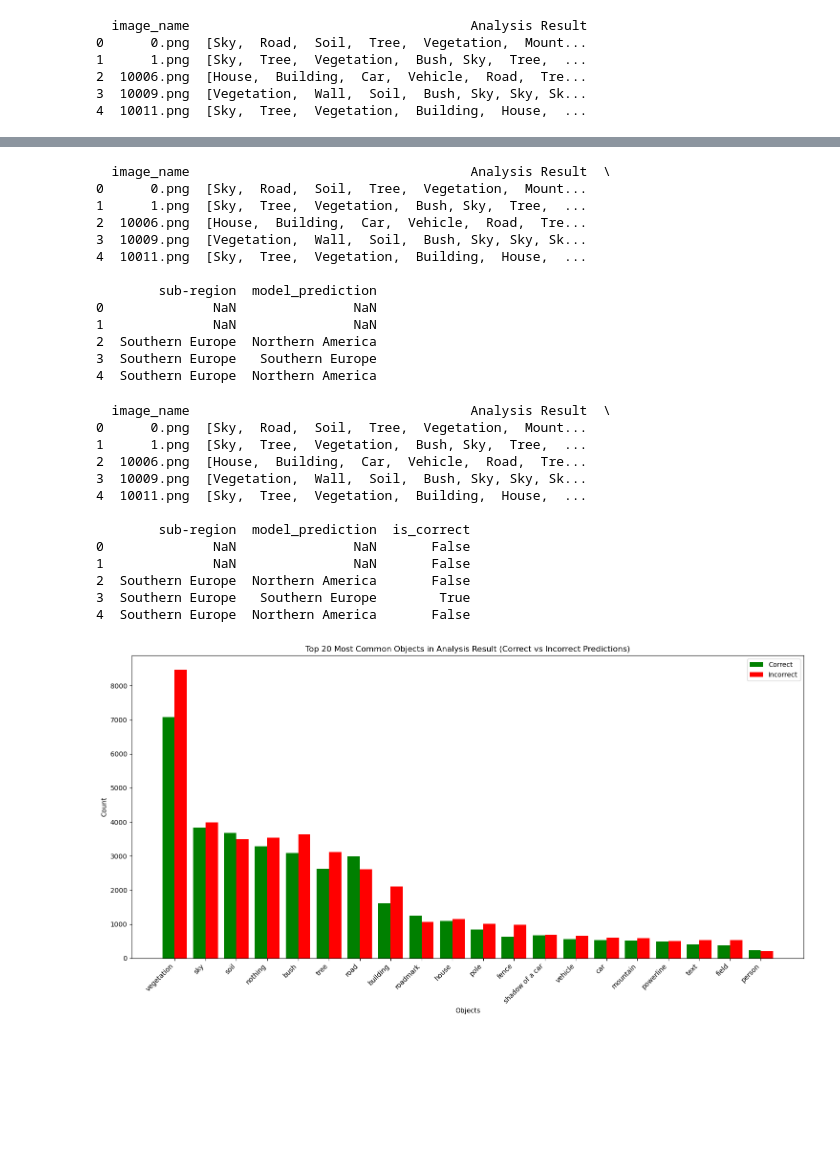
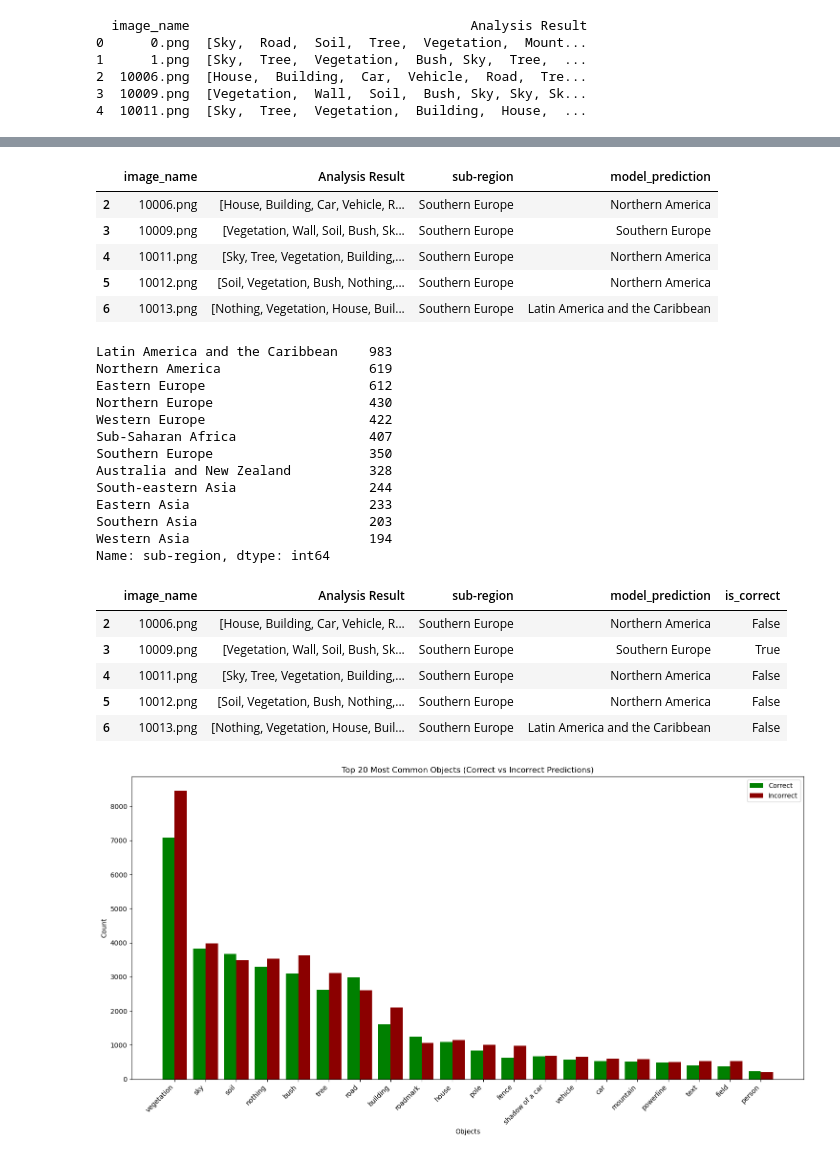
Before and after one commit to RiVuss/GeolocationGuesserAI, a Jupyter notebook: 5_analysis.ipynb, the cells around one changed output, grey strips where cells are left out. Drawn from its saved outputs; the diff is of its cells as text; code cells hidden in the pictures; blank space fills up the shorter version.

Commit message:
New charts

```diff
--- a/5_analysis.ipynb
+++ b/5_analysis.ipynb
@@ -135,42 +377,45 @@ df_test_predictions = pd.read_csv(test_predictions_path)
 # Merge the two datasets on the 'image_name' column
 merged_df = pd.merge(df_combined, df_test_predictions[['image_name', 'sub-region', 'model_prediction']], on='image_name', how='left')
 
+merged_df = merged_df.dropna()
 # Display the merged DataFrame
-print(merged_df.head())
+merged_df.head()
 # %% [output]
-  image_name                                    Analysis Result  \
-0      0.png  [Sky,  Road,  Soil,  Tree,  Vegetation,  Mount...
-1      1.png  [Sky,  Tree,  Vegetation,  Bush, Sky,  Tree,  ...
-2  10006.png  [House,  Building,  Car,  Vehicle,  Road,  Tre...
-3  10009.png  [Vegetation,  Wall,  Soil,  Bush, Sky, Sky, Sk...
-4  10011.png  [Sky,  Tree,  Vegetation,  Building,  House,  ...
-
-        sub-region  model_prediction
-0              NaN               NaN
-1              NaN               NaN
-2  Southern Europe  Northern America
-3  Southern Europe   Southern Europe
-4  Southern Europe  Northern America
+|  | image_name | Analysis Result | sub-region | model_prediction |
+| 2 | 10006.png | [House, Building, Car, Vehicle, R... | Southern Europe | Northern America |
+| 3 | 10009.png | [Vegetation, Wall, Soil, Bush, Sk... | Southern Europe | Southern Europe |
+| 4 | 10011.png | [Sky, Tree, Vegetation, Building,... | Southern Europe | Northern America |
+| 5 | 10012.png | [Soil, Vegetation, Bush, Nothing,... | Southern Europe | Northern America |
+| 6 | 10013.png | [Nothing, Vegetation, House, Buil... | Southern Europe | Latin America and the Caribbean |
+# %%
+merged_df['sub-region'].value_counts()
+# %% [output]
+Latin America and the Caribbean    983
+Northern America                   619
+Eastern Europe                     612
+Northern Europe                    430
+Western Europe                     422
+Sub-Saharan Africa                 407
+Southern Europe                    350
+Australia and New Zealand          328
+South-eastern Asia                 244
+Eastern Asia                       233
+Southern Asia                      203
+Western Asia                       194
+Name: sub-region, dtype: int64
 # %%
 # Create a new column 'is_correct' to indicate if the prediction matches the sub-region
 merged_df['is_correct'] = merged_df['model_prediction'] == merged_df['sub-region']
 
 # Display the updated DataFrame
-print(merged_df.head())
+merged_df.head()
 # %% [output]
-  image_name                                    Analysis Result  \
-0      0.png  [Sky,  Road,  Soil,  Tree,  Vegetation,  Mount...
-1      1.png  [Sky,  Tree,  Vegetation,  Bush, Sky,  Tree,  ...
-2  10006.png  [House,  Building,  Car,  Vehicle,  Road,  Tre...
-3  10009.png  [Vegetation,  Wall,  Soil,  Bush, Sky, Sky, Sk...
-4  10011.png  [Sky,  Tree,  Vegetation,  Building,  House,  ...
-
-        sub-region  model_prediction  is_correct
-0              NaN               NaN       False
-1              NaN               NaN       False
-2  Southern Europe  Northern America       False
-3  Southern Europe   Southern Europe        True
-4  Southern Europe  Northern America       False
+|  | image_name | Analysis Result | sub-region | model_prediction | is_correct |
+| 2 | 10006.png | [House, Building, Car, Vehicle, R... | Southern Europe | Northern America | False |
+| 3 | 10009.png | [Vegetation, Wall, Soil, Bush, Sk... | Southern Europe | Southern Europe | True |
+| 4 | 10011.png | [Sky, Tree, Vegetation, Building,... | Southern Europe | Northern America | False |
+| 5 | 10012.png | [Soil, Vegetation, Bush, Nothing,... | Southern Europe | Northern America | False |
+| 6 | 10013.png | [Nothing, Vegetation, House, Buil... | Southern Europe | Latin America and the Caribbean | False |
 # %%
 # Flatten all lists in the "Analysis Result" column into a single list, standardizing to lowercase
 all_values_correct = [
@@ -192,38 +437,38 @@ incorrect_counts = Counter(all_values_incorrect)
 
 # Combine counts into a DataFrame for visualization
 objects = list(set(correct_counts.keys()).union(set(incorrect_counts.keys())))
-data = {
+df_preds = {
     'Object': objects,
     'Correct': [correct_counts.get(obj, 0) for obj in objects],
     'Incorrect': [incorrect_counts.get(obj, 0) for obj in objects],
 }
-plot_df = pd.DataFrame(data)
+plot_df = pd.DataFrame(df_preds)
 
 # Sort by total count and keep the top 20 objects
 plot_df['Total'] = plot_df['Correct'] + plot_df['Incorrect']
 plot_df = plot_df.sort_values(by='Total', ascending=False).head(20)
 
 # Plot a side-by-side bar chart
 plt.figure(figsize=(15, 8))
 bar_width = 0.4
 x = range(len(plot_df))
 
 # Plot bars for correct and incorrect counts side by side
 plt.bar([p - bar_width / 2 for p in x], plot_df['Correct'], width=bar_width, label='Correct', color='green')
-plt.bar([p + bar_width / 2 for p in x], plot_df['Incorrect'], width=bar_width, label='Incorrect', color='red')
+plt.bar([p + bar_width / 2 for p in x], plot_df['Incorrect'], width=bar_width, label='Incorrect', color='darkred')
 
 # Add labels and legend
 plt.xlabel('Objects')
 plt.ylabel('Count')
-plt.title('Top 20 Most Common Objects in Analysis Result (Correct vs Incorrect Predictions)')
+plt.title('Top 20 Most Common Objects (Correct vs Incorrect Predictions)')
 plt.xticks(x, plot_df['Object'], rotation=45, ha='right')
 plt.legend()
 
 # Display the plot
 plt.tight_layout()
 plt.show()
 # %% [output]
-[figure, old version]
+[figure, new version]
 # %%
 # Explode the "Analysis Result" column to create one row per object
 df_exploded = merged_df.explode('Analysis Result')
```
Also changed, not shown: parts of 17 cells of this notebook.
